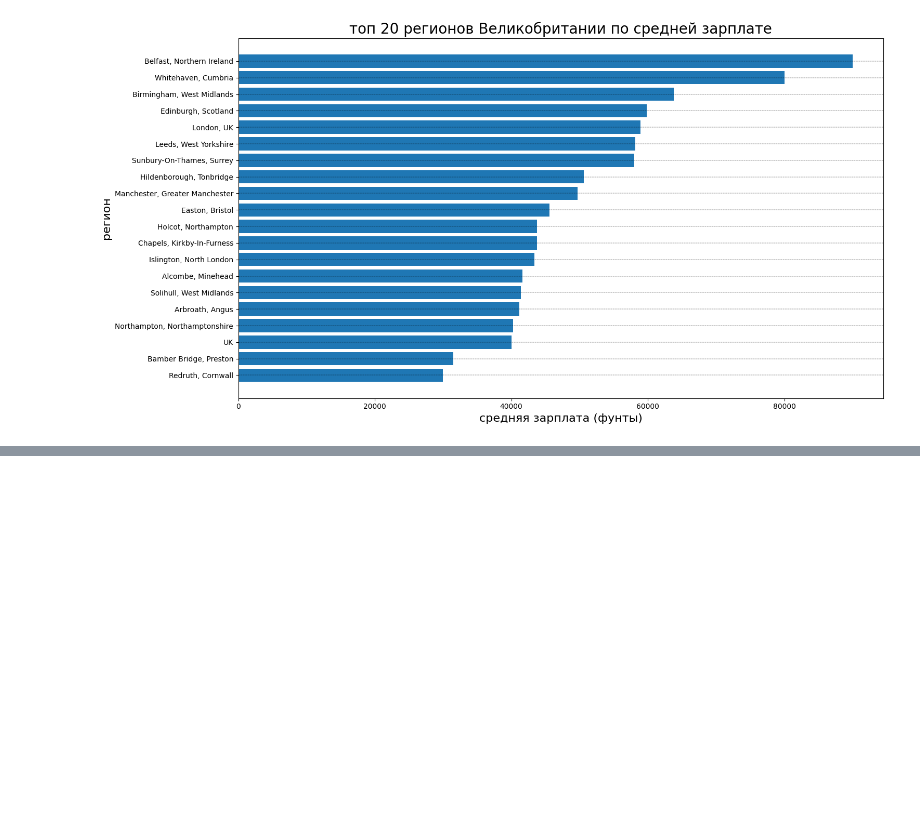
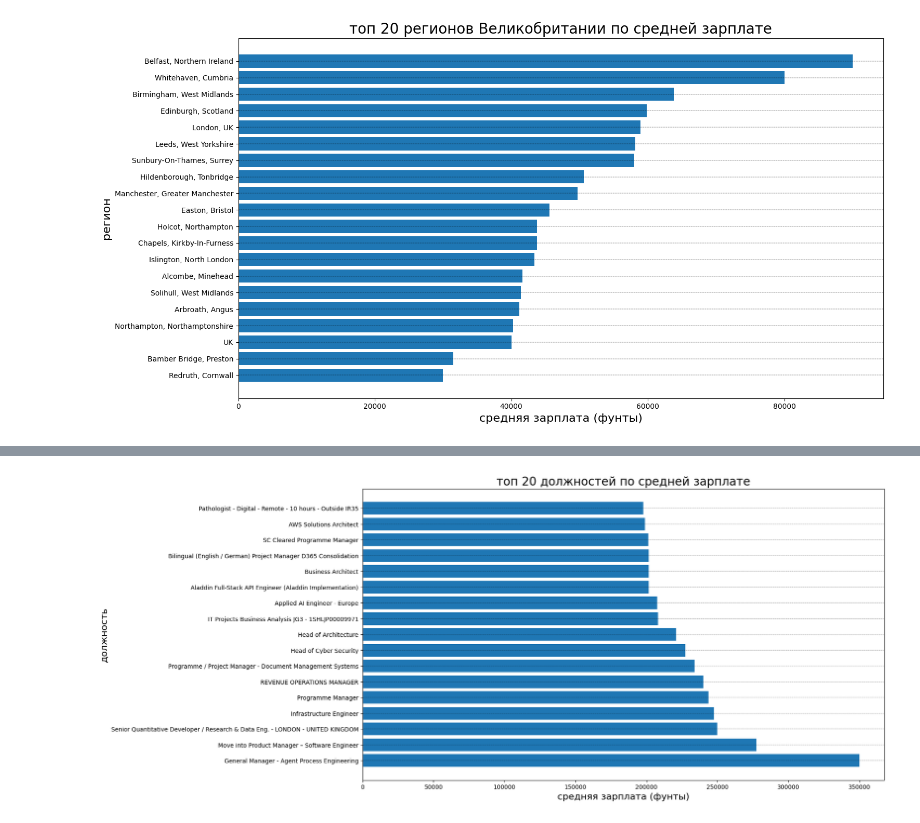
Before and after one commit to kmvitik/smadimo_group_project_2_scraping_api, a Jupyter notebook: adzuna_eda.ipynb, the cells around one changed output, grey strips where cells are left out. Saved outputs shown, nothing was run; the diff lists cells and outputs as text; code cells hidden in the pictures; blank space fills up the shorter version.

Commit message:
visualizations

```diff
--- a/adzuna_eda.ipynb
+++ b/adzuna_eda.ipynb
@@ -233,3 +235,5 @@ plt.grid(axis="y", color="black", linestyle="-.", linewidth=0.3)
 plt.show()
 # %% [output]
 [figure]
+# %%
+df_plot = df.sort_values("salary_avg", ascending=False).head(20)
@@ -235,0 +260,13 @@ plt.show()
+# %%
+plt.figure(figsize=(16, 9))
+plt.barh(df_plot["title"], df_plot["salary_avg"])
+
+
+plt.title("топ 20 должностей по средней зарплате", fontsize=20)
+plt.xlabel("средняя зарплата (фунты)", fontsize=16)
+plt.ylabel("должность", fontsize=16)
+plt.grid(axis="y", color="black", linestyle="-.", linewidth=0.3)
+
+plt.show()
+# %% [output]
+[figure, added]
```
Also changed, not shown: parts of 10 cells of this notebook.
